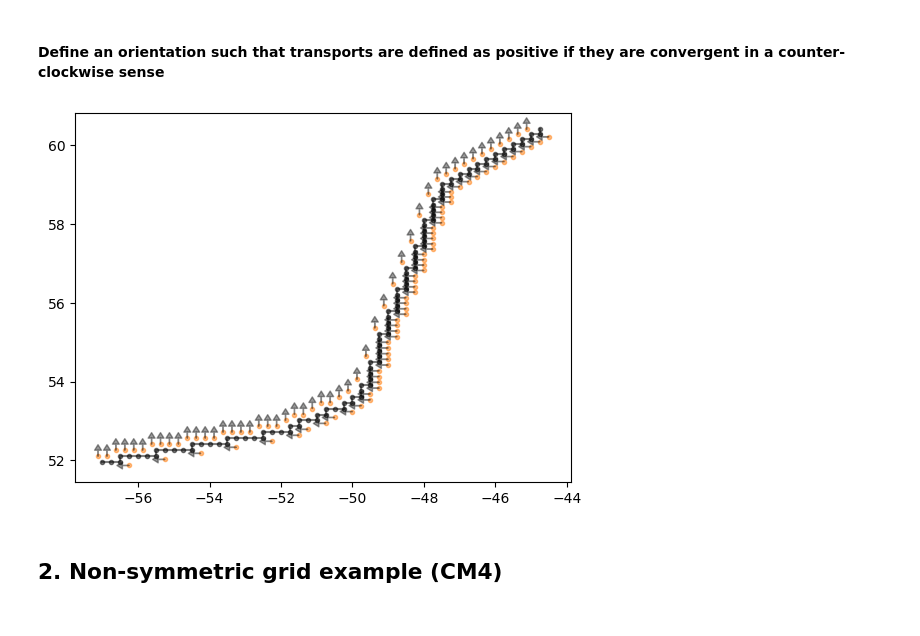
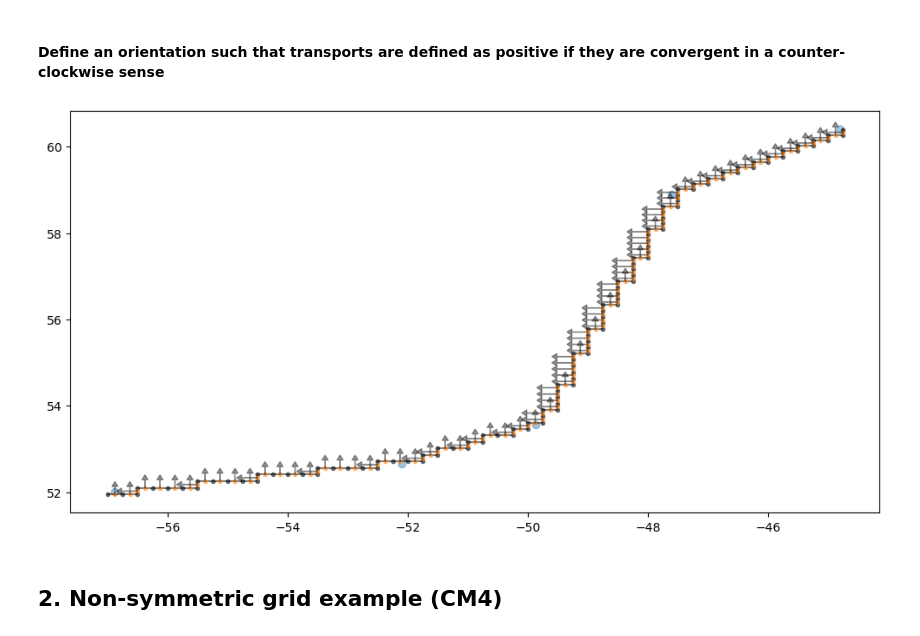
Before and after one commit to MOM6-community/sectionate, a Jupyter notebook: examples/1_creating_an_OSNAP_section.ipynb, the cells around one changed output. Cells and saved outputs as stored; diff of their text form; code cells hidden in the pictures.

Commit message:
Fix bug in correction for UV indices of non-symmetric grids
Accidentally swapped corrections for U faces (non-zonal segments)
and V faces (zonal segments)

```diff
--- a/examples/1_creating_an_OSNAP_section.ipynb
+++ b/examples/1_creating_an_OSNAP_section.ipynb
@@ -63,23 +66,24 @@ lons, lats = sectionate.uvcoords_from_uvindices(
 # %% [markdown]
 #### Define an orientation such that transports are defined as positive if they are convergent in a counter-clockwise sense
 # %%
-plt.plot(xwest, ywest, "ko-", alpha=0.5, markersize=3, label="tracer cell corners (vorticity grid)")
-plt.plot(lons, lats, "C1o", alpha=0.5, lw=1, markersize=3, label="velocity cells (faces normal to section)")
+plt.figure(figsize=(12, 6))
+plt.plot(West_section_lons, West_section_lats, "C0o", alpha=0.4)
 for (p, (var, lon, lat, nward, eward)) in enumerate(zip(uvindices['var'], lons, lats, uvindices['nward'], uvindices['eward'])):
     if var=="V":
         efact = 0.
         nfact = -1 if not(eward) else 1
     if var=="U":
         efact = -1 if nward else 1
         nfact = 0.
 
     plt.annotate('', xy=(lon+float(efact)*0.35, lat+float(nfact)*0.3),  xycoords='data',
             xytext=(lon, lat),
             arrowprops=dict(facecolor='black', shrink=0.01, width=0.25, headwidth=5., headlength=4., alpha=0.4),
-            horizontalalignment='center', verticalalignment='center',
-            )
+            horizontalalignment='center', verticalalignment='center')
+plt.plot(xwest, ywest, "ko-", alpha=0.5, markersize=3, label="tracer cell corners (vorticity grid)")
+plt.plot(lons, lats, "C1o", alpha=0.5, lw=1, markersize=3, label="velocity cells (faces normal to section)");
 # %% [output]
-[figure, old version]
+[figure, new version]
 # %% [markdown]
 ## 2. Non-symmetric grid example (CM4)
 # %% [markdown]
```
Also changed, not shown: parts of 2 cells of this notebook, 3 other files.
